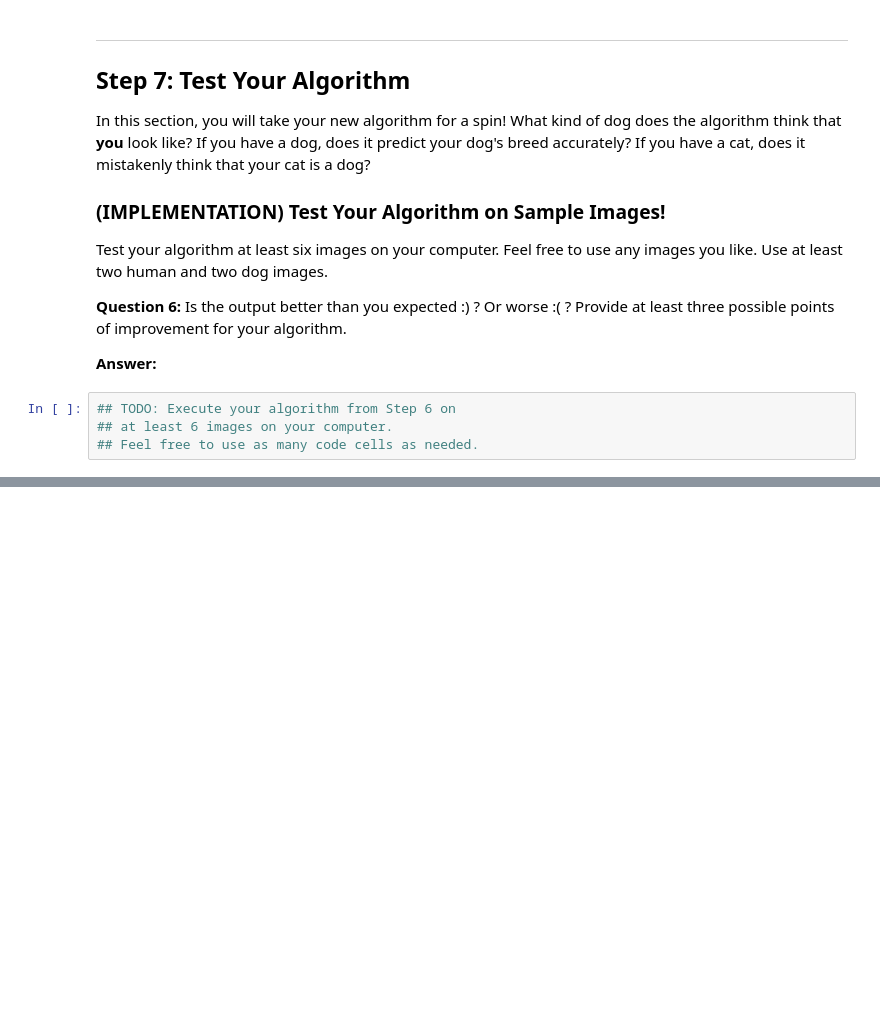
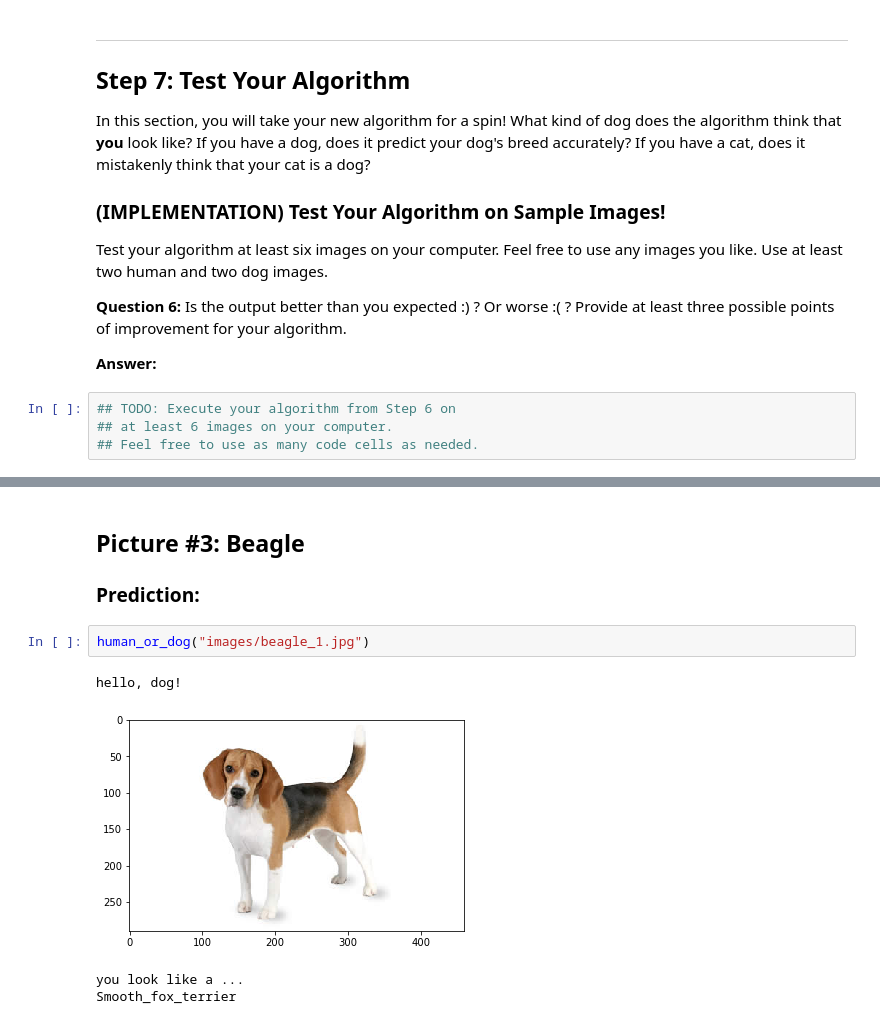
Before and after one commit to TipTop314/dog-breed, a Jupyter notebook: dog_app.ipynb, the cells around one changed output, grey strips where cells are left out. Cells and saved outputs as stored; diff of their text form; blank space fills up the shorter version.

```diff
--- a/dog_app.ipynb
+++ b/dog_app.ipynb
@@ -787,0 +795,10 @@ __Answer:__
+# %% [markdown]
+## Picture #3: Beagle
+### Prediction:
+# %%
+human_or_dog("images/beagle_1.jpg")
+# %% [output]
+hello, dog!
+[figure, added]
+you look like a ...
+Smooth_fox_terrier
```
Also changed, not shown: parts of 39 cells of this notebook, 6 other files.
